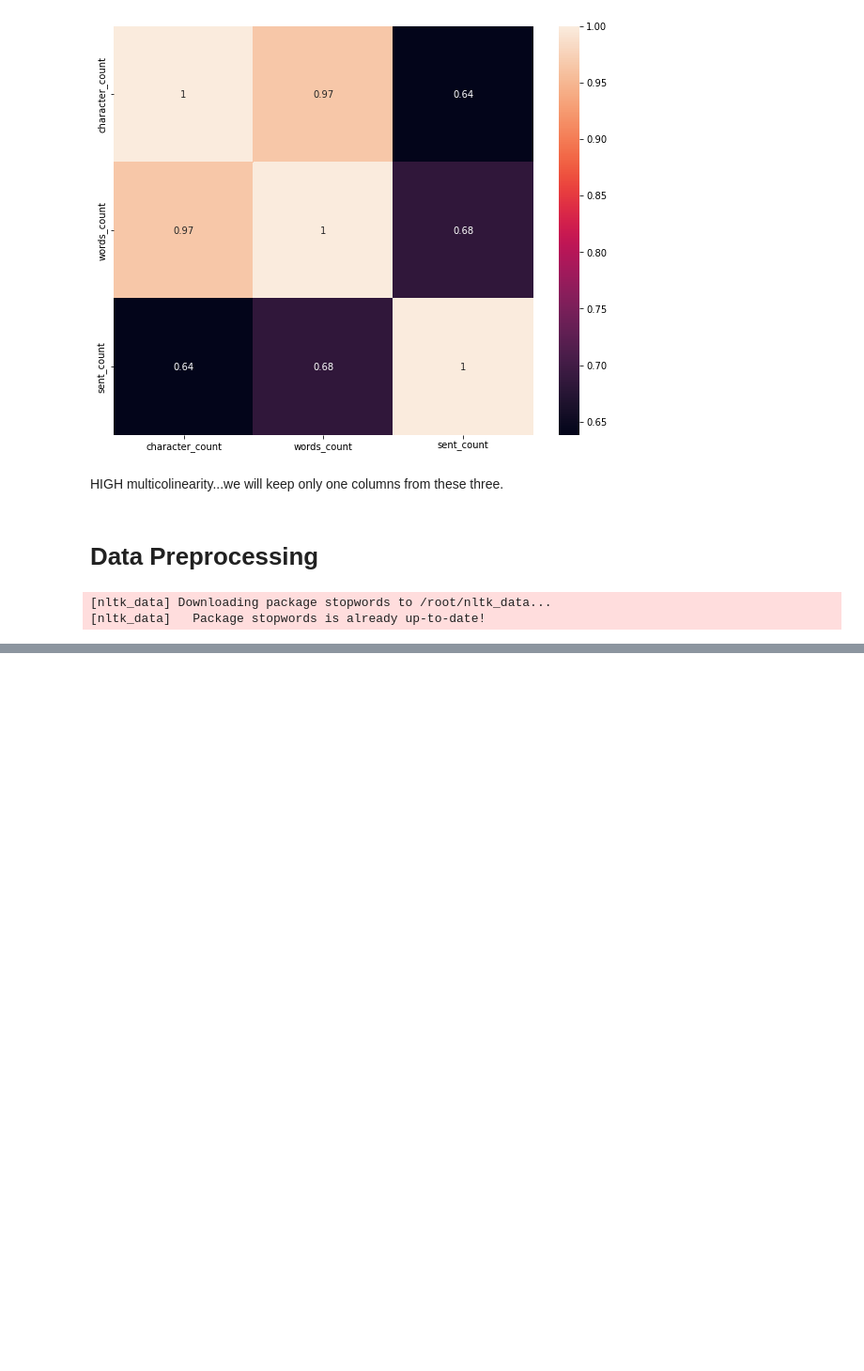
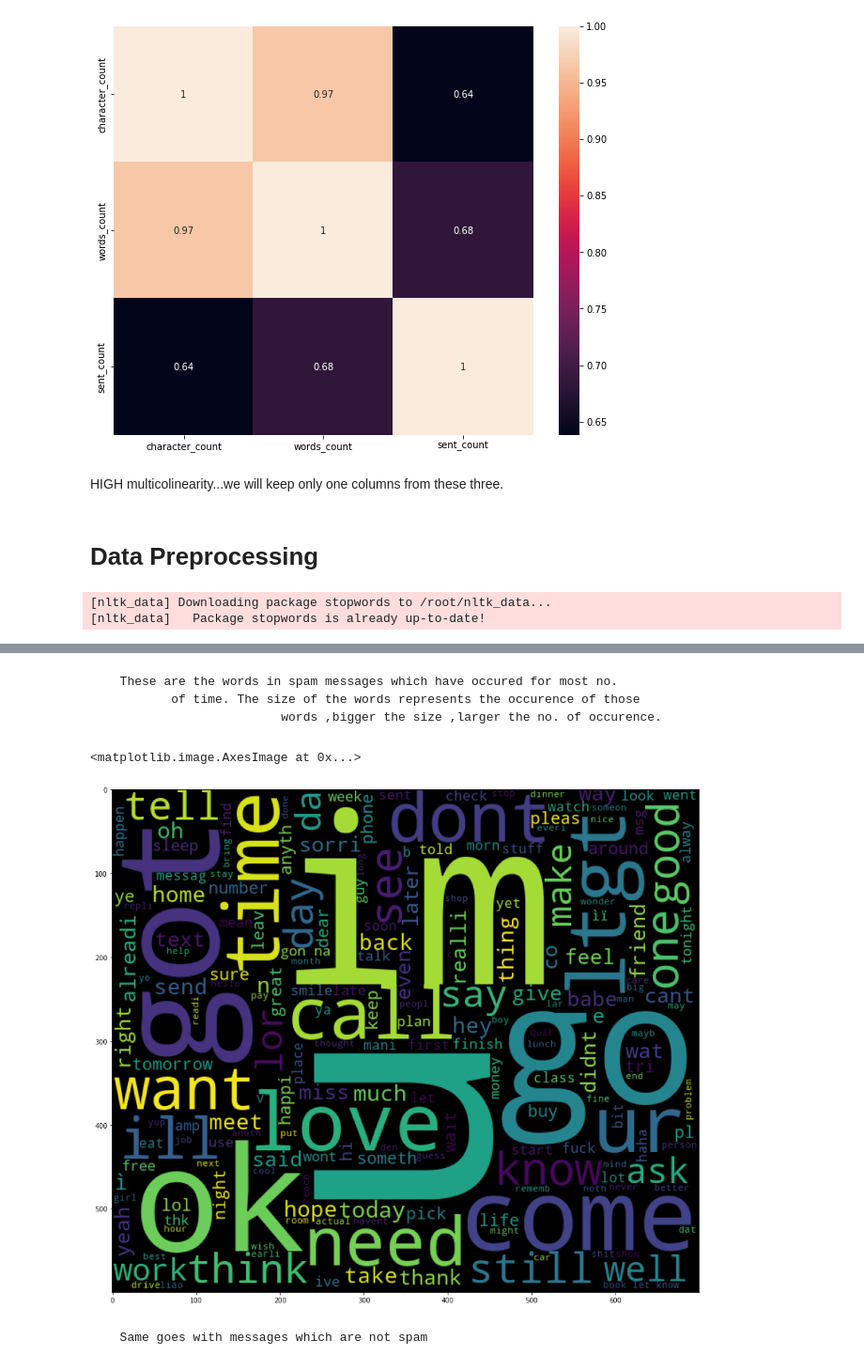
Before and after one commit to ajayn3300/SMS_Spam_Detector---NLP, a Jupyter notebook: SMS_Spam_Detector_(NLP).ipynb, the cells around one changed output, grey strips where cells are left out. Shown at 94% size. Drawn from its saved outputs; the diff is of its cells as text; code cells hidden in the pictures; blank space fills up the shorter version.

```diff
--- a/SMS_Spam_Detector_(NLP).ipynb
+++ b/SMS_Spam_Detector_(NLP).ipynb
@@ -227,0 +244,14 @@ stemmer.stem('eating')
+# %% [markdown]
+      These are the words in spam messages which have occured for most no.
+             of time. The size of the words represents the occurence of those
+                            words ,bigger the size ,larger the no. of occurence.
+# %%
+# word cloud from ham message
+ham_wc=wc.generate(data[data['target']==0]['message'].str.cat(sep=' '))
+plt.figure(figsize=(18,14))
+plt.imshow(ham_wc)
+# %% [output]
+<matplotlib.image.AxesImage at 0x...>
+[figure, added]
+# %% [markdown]
+      Same goes with messages which are not spam
```
Also changed, not shown: parts of 13 cells of this notebook.
